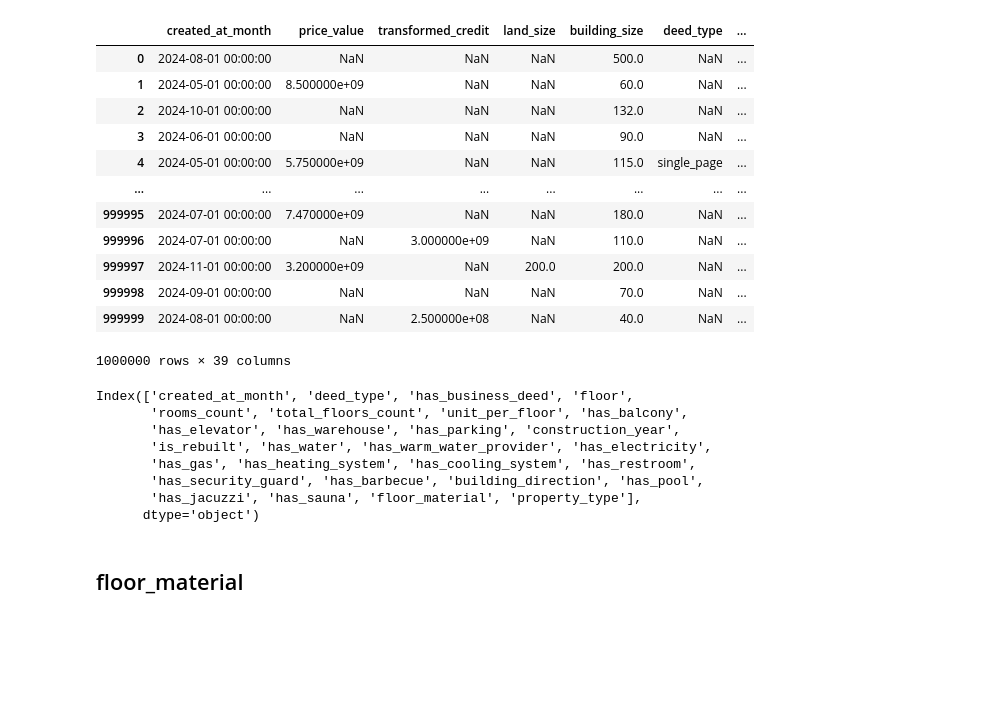
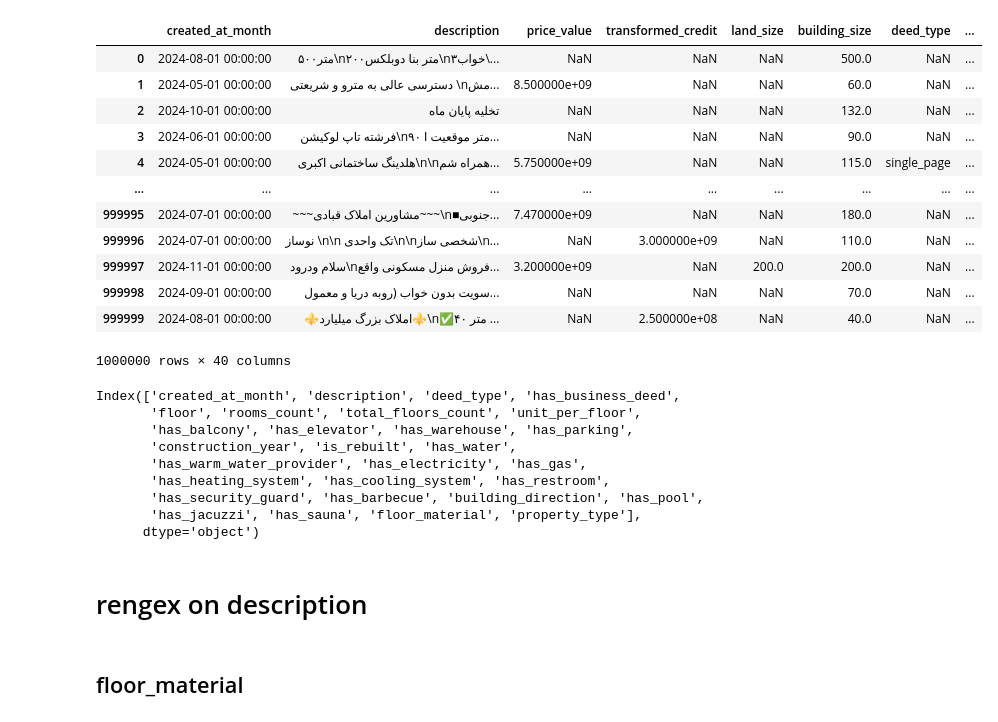
Before and after one commit to RezaNadali78/Quera_First_Project, a Jupyter notebook: data cleaning.ipynb, the cells around one changed output. Saved outputs shown, nothing was run; the diff lists cells and outputs as text; code cells hidden in the pictures; blank space fills up the shorter version.

```diff
--- a/data cleaning.ipynb
+++ b/data cleaning.ipynb
@@ -8,32 +8,35 @@ data1 = pd.read_csv("C:/Users/Asus/Downloads/Divar.csv",low_memory=False,encodin
 # %%
 data = data1.copy()
 # %%
-drops = ['Unnamed: 0','city_slug','rent_value','rent_type','rent_credit_transform','transformable_rent','transformed_rent','neighborhood_slug','credit_value', 'transformable_credit','rent_to_single','location_radius','transformable_price', 'extra_person_capacity','title','description','rent_mode','price_mode','user_type','credit_mode','cat2_slug','cat3_slug']
+drops = ['Unnamed: 0','city_slug','rent_value','rent_type','rent_credit_transform','transformable_rent','transformed_rent','neighborhood_slug','credit_value', 'transformable_credit','rent_to_single','location_radius','transformable_price', 'extra_person_capacity','title','rent_mode','price_mode','user_type','credit_mode','cat2_slug','cat3_slug']
 data = data.drop(columns=drops,axis=1)
 data
 # %% [output]
-|  | created_at_month | price_value | transformed_credit | land_size | building_size | deed_type | ... |
-| 0 | 2024-08-01 00:00:00 | NaN | NaN | NaN | 500.0 | NaN | ... |
-| 1 | 2024-05-01 00:00:00 | 8.500000e+09 | NaN | NaN | 60.0 | NaN | ... |
-| 2 | 2024-10-01 00:00:00 | NaN | NaN | NaN | 132.0 | NaN | ... |
-| 3 | 2024-06-01 00:00:00 | NaN | NaN | NaN | 90.0 | NaN | ... |
-| 4 | 2024-05-01 00:00:00 | 5.750000e+09 | NaN | NaN | 115.0 | single_page | ... |
-| ... | ... | ... | ... | ... | ... | ... | ... |
-| 999995 | 2024-07-01 00:00:00 | 7.470000e+09 | NaN | NaN | 180.0 | NaN | ... |
-| 999996 | 2024-07-01 00:00:00 | NaN | 3.000000e+09 | NaN | 110.0 | NaN | ... |
-| 999997 | 2024-11-01 00:00:00 | 3.200000e+09 | NaN | 200.0 | 200.0 | NaN | ... |
-| 999998 | 2024-09-01 00:00:00 | NaN | NaN | NaN | 70.0 | NaN | ... |
-| 999999 | 2024-08-01 00:00:00 | NaN | 2.500000e+08 | NaN | 40.0 | NaN | ... |
+|  | created_at_month | description | price_value | transformed_credit | land_size | building_size | deed_type | ... |
+| 0 | 2024-08-01 00:00:00 | ۵۰۰متر\n۲۰۰متر بنا دوبلکس\n۳خواب\... | NaN | NaN | NaN | 500.0 | NaN | ... |
+| 1 | 2024-05-01 00:00:00 | دسترسی عالی به مترو و شریعتی \nمش... | 8.500000e+09 | NaN | NaN | 60.0 | NaN | ... |
+| 2 | 2024-10-01 00:00:00 | تخلیه پایان ماه | NaN | NaN | NaN | 132.0 | NaN | ... |
+| 3 | 2024-06-01 00:00:00 | فرشته تاپ لوکیشن\n۹۰ متر موقعیت ا... | NaN | NaN | NaN | 90.0 | NaN | ... |
+| 4 | 2024-05-01 00:00:00 | هلدینگ ساختمانی اکبری\n\nهمراه شم... | 5.750000e+09 | NaN | NaN | 115.0 | single_page | ... |
+| ... | ... | ... | ... | ... | ... | ... | ... | ... |
+| 999995 | 2024-07-01 00:00:00 | ~~~مشاورین املاک قبادی~~~\n■جنوبی... | 7.470000e+09 | NaN | NaN | 180.0 | NaN | ... |
+| 999996 | 2024-07-01 00:00:00 | نوساز \n\n تک واحدی\n\nشخصی ساز\n... | NaN | 3.000000e+09 | NaN | 110.0 | NaN | ... |
+| 999997 | 2024-11-01 00:00:00 | سلام ودرود\nفروش منزل مسکونی واقع... | 3.200000e+09 | NaN | 200.0 | 200.0 | NaN | ... |
+| 999998 | 2024-09-01 00:00:00 | سویت بدون خواب (روبه دریا و معمول... | NaN | NaN | NaN | 70.0 | NaN | ... |
+| 999999 | 2024-08-01 00:00:00 | ⚜️املاک بزرگ میلیارد⚜️\n✅️۴۰ متر ... | NaN | 2.500000e+08 | NaN | 40.0 | NaN | ... |
-1000000 rows × 39 columns
+1000000 rows × 40 columns
 # %%
 object_cols = data.select_dtypes(include=['object']).columns
 object_cols
 # %% [output]
-Index(['created_at_month', 'deed_type', 'has_business_deed', 'floor',
-       'rooms_count', 'total_floors_count', 'unit_per_floor', 'has_balcony',
-       'has_elevator', 'has_warehouse', 'has_parking', 'construction_year',
-       'is_rebuilt', 'has_water', 'has_warm_water_provider', 'has_electricity',
-       'has_gas', 'has_heating_system', 'has_cooling_system', 'has_restroom',
+Index(['created_at_month', 'description', 'deed_type', 'has_business_deed',
+       'floor', 'rooms_count', 'total_floors_count', 'unit_per_floor',
+       'has_balcony', 'has_elevator', 'has_warehouse', 'has_parking',
+       'construction_year', 'is_rebuilt', 'has_water',
+       'has_warm_water_provider', 'has_electricity', 'has_gas',
+       'has_heating_system', 'has_cooling_system', 'has_restroom',
        'has_security_guard', 'has_barbecue', 'building_direction', 'has_pool',
        'has_jacuzzi', 'has_sauna', 'floor_material', 'property_type'],
       dtype='object')
+# %% [markdown]
+# rengex on description
```
Also changed, not shown: parts of 47 cells of this notebook.
